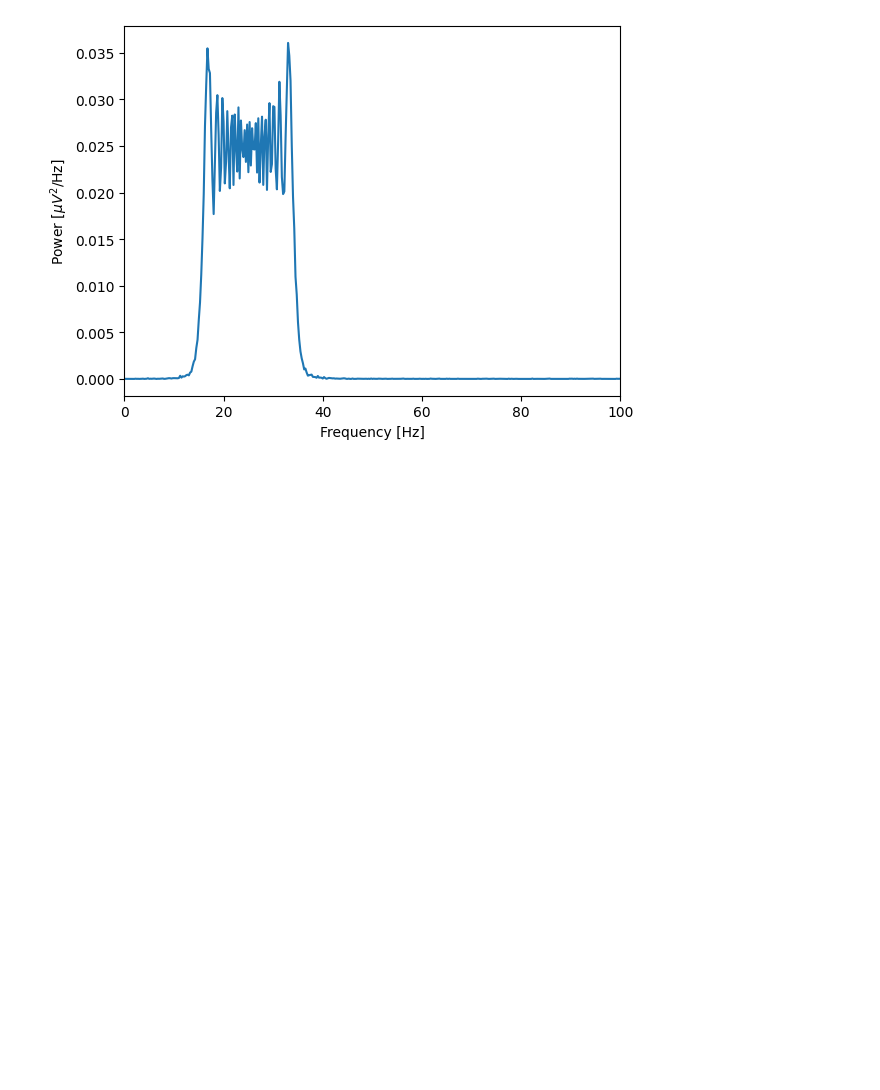
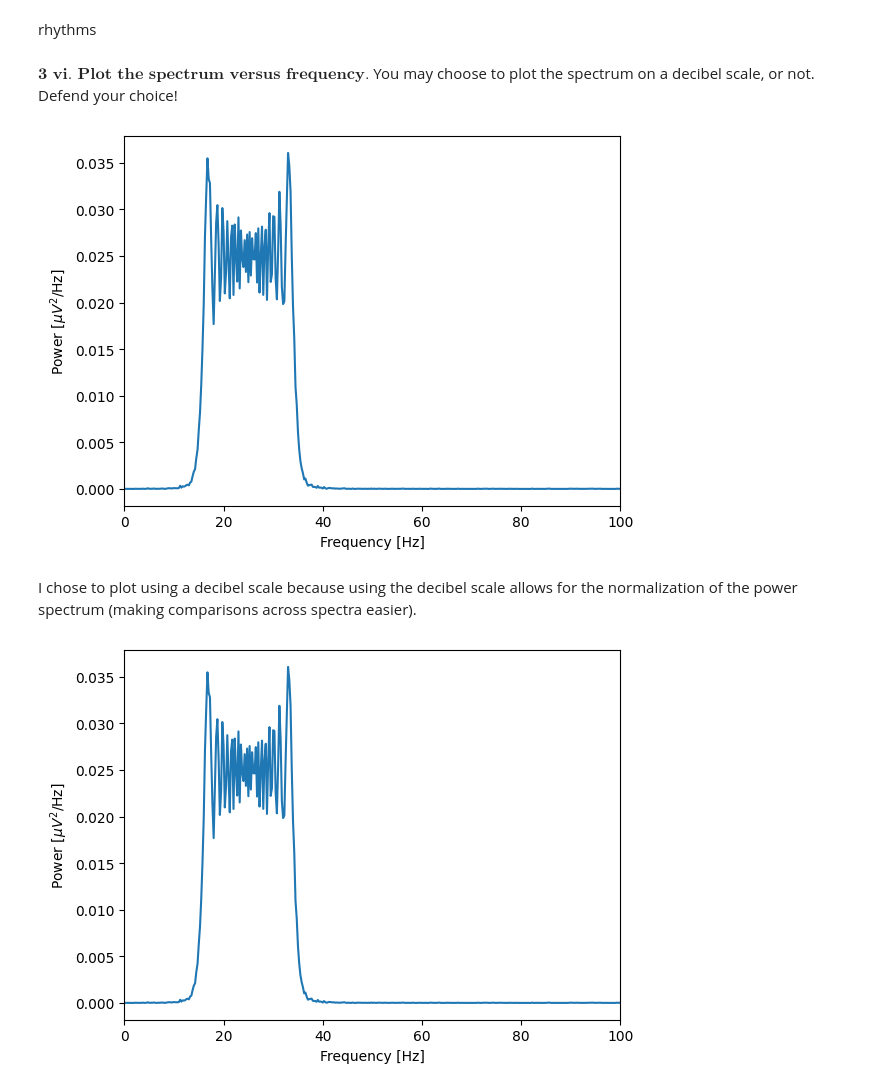
Before and after one commit to witchofizalith/MA665_HW, a Jupyter notebook: Topic6_PS/eeg4_analysis.ipynb, the cells around one changed output. Saved outputs shown, nothing was run; the diff lists cells and outputs as text; code cells hidden in the pictures; blank space fills up the shorter version.

```diff
--- a/Topic6_PS/eeg4_analysis.ipynb
+++ b/Topic6_PS/eeg4_analysis.ipynb
@@ -11,3 +69,34 @@ t = data['t'][0]
+# %% [markdown]
+rhythms
+# %% [markdown]
+$\textbf{3 vi. Plot the spectrum versus frequency.}$ You may choose to plot the spectrum on a decibel scale, or not. Defend your choice!
+# %%
+# Compute the power spectrum using the FFT function.
+#Define useful quantities
+dt = t[2]-t[1]
+f0 = 1/dt
+N = np.size(EEG)
+T = N*dt
+
+x  = EEG
+xf = np.fft.fft(x)                        # Compute Fourier transform of x
+Sxx = 2 * dt ** 2 / T * (xf * xf.conj())  # Compute spectrum
+Sxx = Sxx[0:int(N / 2)].real              # Ignore negative frequencies
+
+# Define the frequency axis
+df = 1/T                     # Determine frequency resolution
+fNQ = f0 / 2                 # Determine Nyquist frequency
+faxis = np.arange(0,fNQ,df)  # Construct frequency axis
+
+# Plot the spectrum versus frequency.
+plt.plot(faxis, Sxx)                        #plt.plot(faxis, 10*np.log10(Sxx))  for decibels
+plt.xlim([0, 100])                          # Select frequency range
+plt.xlabel('Frequency [Hz]')                # Label the axes
+plt.ylabel('Power [$\mu V^2$/Hz]');
+# %% [output]
+[figure, added]
+# %% [markdown]
+I chose to plot using a decibel scale because using the decibel scale allows for the normalization of the power spectrum (making comparisons across spectra easier).
 # %%
 # Compute the power spectrum using the FFT function.
 
```
Also changed, not shown: parts of 10 cells of this notebook, 2 other files.
